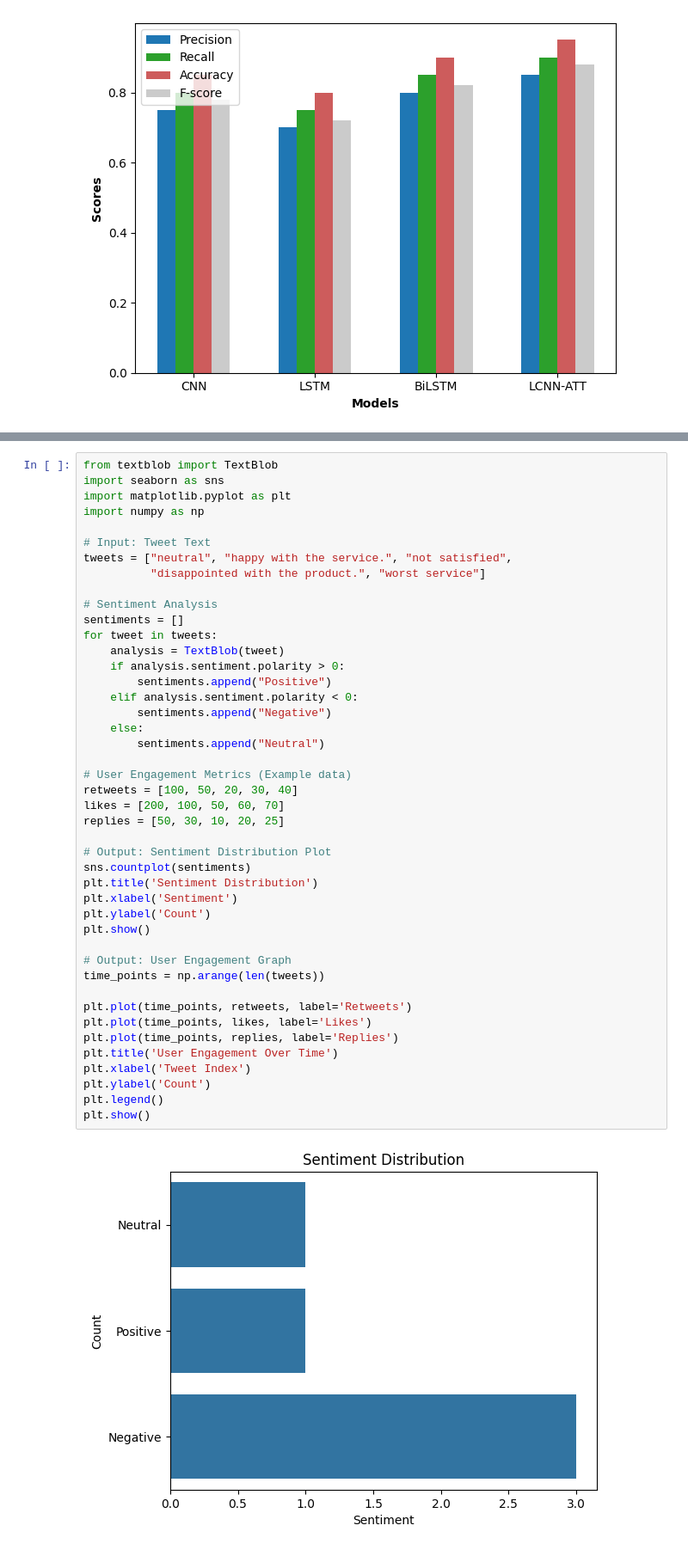
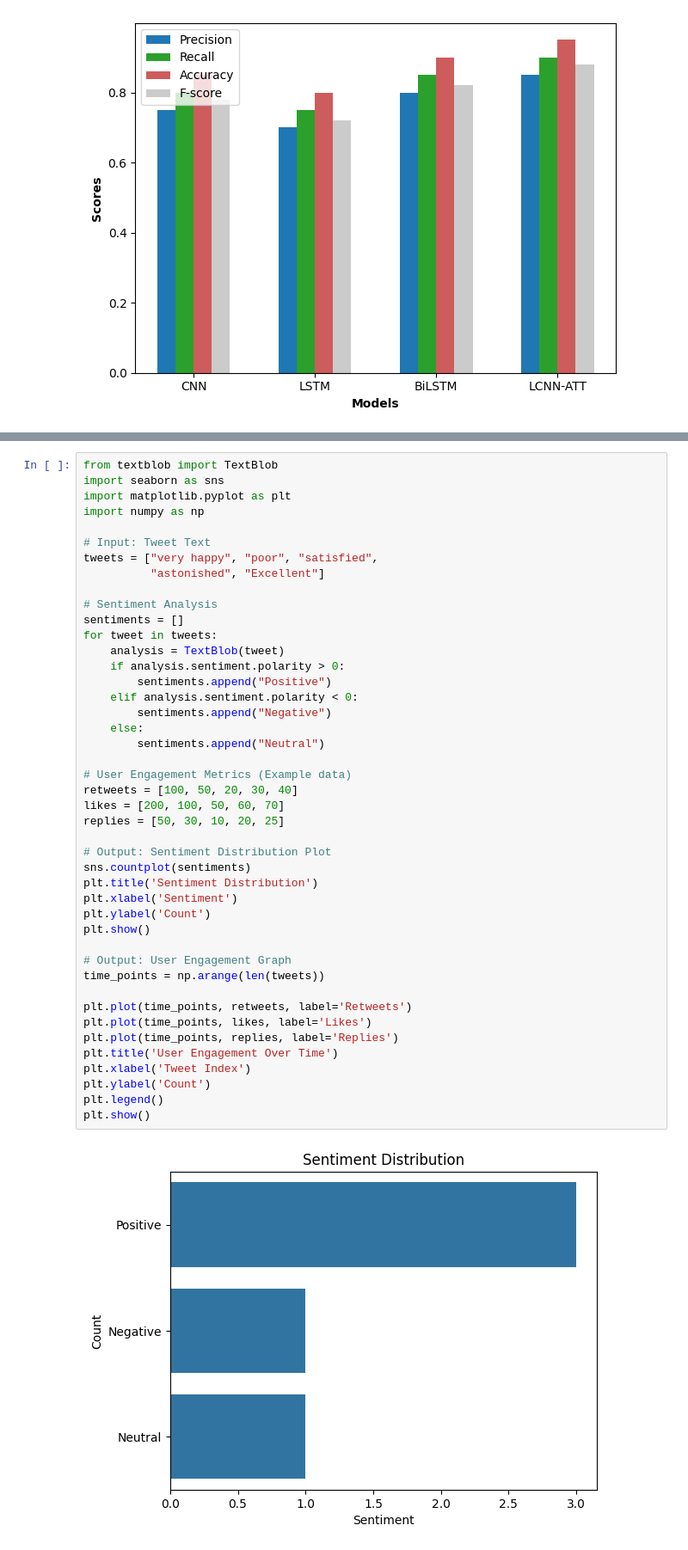
Before and after one commit to jeekay24/twitter-chat-analysis, a Jupyter notebook: analysis.ipynb, the cells around one changed output, grey strips where cells are left out. Shown: that part at 86% size. Saved outputs shown, nothing was run; the diff lists cells and outputs as text.

```diff
--- a/analysis.ipynb
+++ b/analysis.ipynb
@@ -921,8 +960,8 @@ import matplotlib.pyplot as plt
 import numpy as np
 
 # Input: Tweet Text
-tweets = ["neutral", "happy with the service.", "not satisfied",
-          "disappointed with the product.", "worst service"]
+tweets = ["very happy", "poor", "satisfied",
+          "astonished", "Excellent"]
 
 # Sentiment Analysis
 sentiments = []
@@ -932,32 +971,32 @@ for tweet in tweets:
         sentiments.append("Positive")
     elif analysis.sentiment.polarity < 0:
         sentiments.append("Negative")
     else:
         sentiments.append("Neutral")
 
 # User Engagement Metrics (Example data)
 retweets = [100, 50, 20, 30, 40]
 likes = [200, 100, 50, 60, 70]
 replies = [50, 30, 10, 20, 25]
 
 # Output: Sentiment Distribution Plot
 sns.countplot(sentiments)
 plt.title('Sentiment Distribution')
 plt.xlabel('Sentiment')
 plt.ylabel('Count')
 plt.show()
 
 # Output: User Engagement Graph
 time_points = np.arange(len(tweets))
 
 plt.plot(time_points, retweets, label='Retweets')
 plt.plot(time_points, likes, label='Likes')
 plt.plot(time_points, replies, label='Replies')
 plt.title('User Engagement Over Time')
 plt.xlabel('Tweet Index')
 plt.ylabel('Count')
 plt.legend()
 plt.show()
 # %% [output]
-[figure, old version]
+[figure, new version]
 [figure]
```
Also changed, not shown: parts of 32 cells of this notebook, 4 other files.
